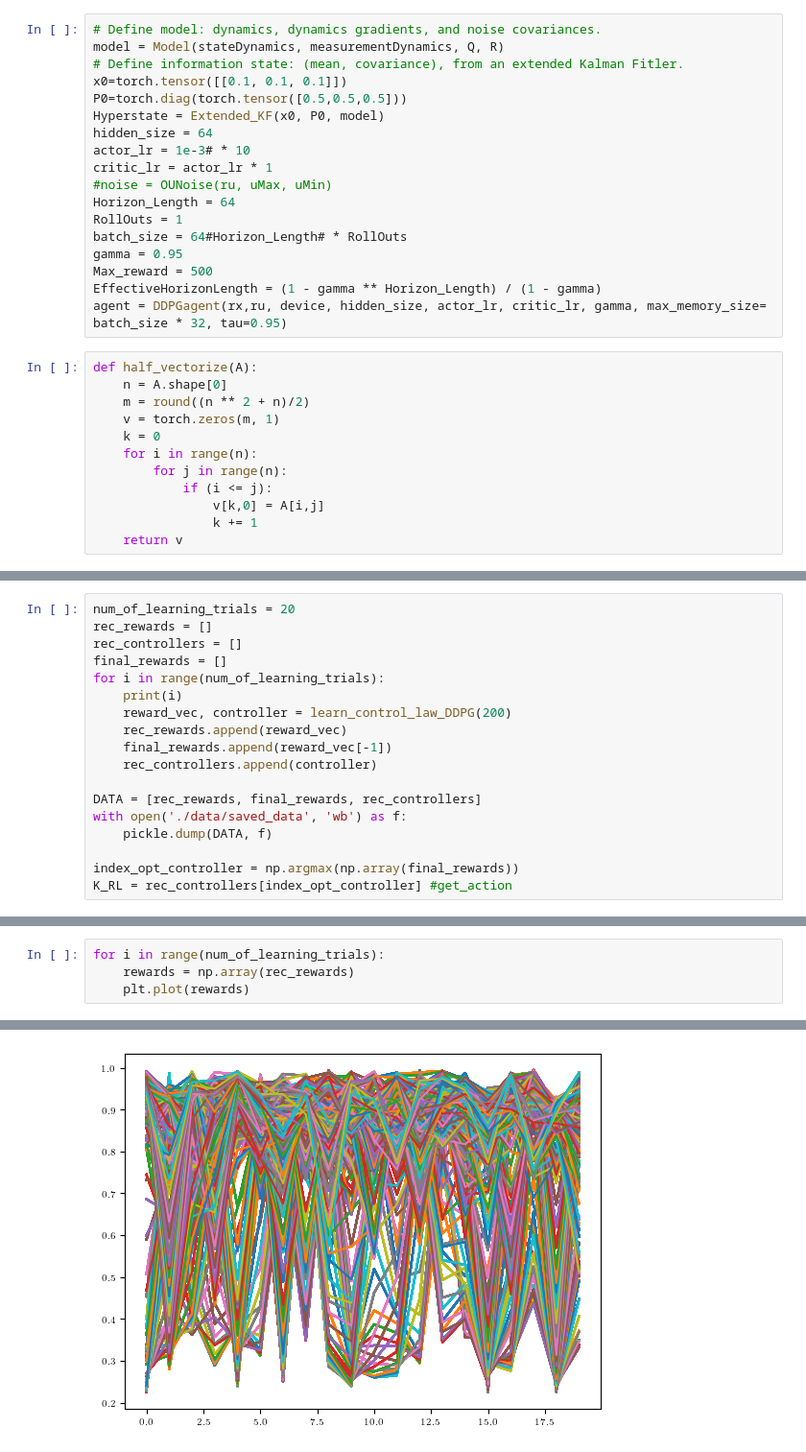
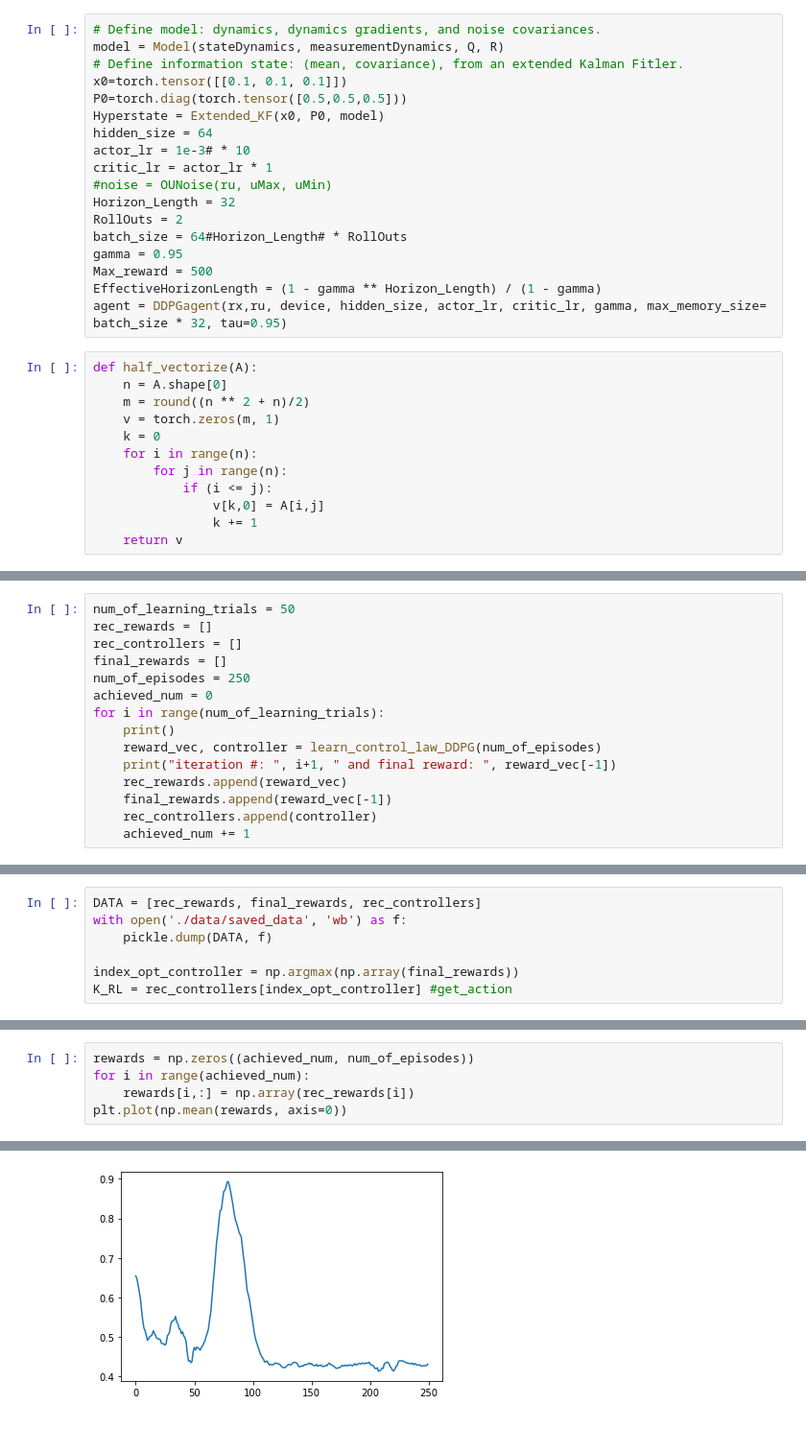
Before and after one commit to msramada/Active-Learning-Reinforcement-Learning, a Jupyter notebook: main.ipynb, the cells around one changed output, grey strips where cells are left out. Shown: that part at 96% size. Drawn from its saved outputs; the diff is of its cells as text.

```diff
--- a/main.ipynb
+++ b/main.ipynb
@@ -37,8 +37,8 @@ hidden_size = 64
 actor_lr = 1e-3# * 10
 critic_lr = actor_lr * 1
 #noise = OUNoise(ru, uMax, uMin)
-Horizon_Length = 64
-RollOuts = 1
+Horizon_Length = 32
+RollOuts = 2
 batch_size = 64#Horizon_Length# * RollOuts
 gamma = 0.95
 Max_reward = 500
@@ -119,2 +116,17 @@ def learn_control_law_DDPG(EpisodesNumber):
     agent.actor.to(deviceCPU)
     return avg_rewards, agent.actor.forward
+# %%
+num_of_learning_trials = 50
+rec_rewards = []
+rec_controllers = []
+final_rewards = []
+num_of_episodes = 250
+achieved_num = 0
+for i in range(num_of_learning_trials):
+    print()
+    reward_vec, controller = learn_control_law_DDPG(num_of_episodes)
+    print("iteration #: ", i+1, " and final reward: ", reward_vec[-1])
+    rec_rewards.append(reward_vec)
+    final_rewards.append(reward_vec[-1])
+    rec_controllers.append(controller)
+    achieved_num += 1
@@ -121,15 +140,4 @@ def learn_control_law_DDPG(EpisodesNumber):
 # %%
-num_of_learning_trials = 20
-rec_rewards = []
-rec_controllers = []
-final_rewards = []
-for i in range(num_of_learning_trials):
-    print(i)
-    reward_vec, controller = learn_control_law_DDPG(200)
-    rec_rewards.append(reward_vec)
-    final_rewards.append(reward_vec[-1])
-    rec_controllers.append(controller)
-
 DATA = [rec_rewards, final_rewards, rec_controllers]
 with open('./data/saved_data', 'wb') as f:
     pickle.dump(DATA, f)
@@ -153,5 +147,6 @@ K_RL = rec_controllers[index_opt_controller] #get_action
 # %%
-for i in range(num_of_learning_trials):
-    rewards = np.array(rec_rewards)
-    plt.plot(rewards)
+rewards = np.zeros((achieved_num, num_of_episodes))
+for i in range(achieved_num):
+    rewards[i,:] = np.array(rec_rewards[i])
+plt.plot(np.mean(rewards, axis=0))
 # %% [output]
@@ -158,4 +154,4 @@ for i in range(num_of_learning_trials):
-[figure, old version]
+[figure, new version]
 # %%
 plt.style.use('default')
 fig= plt.figure(figsize=(FigDim1,FigDim2))
```
Also changed, not shown: parts of 11 cells of this notebook, 6 other files.
